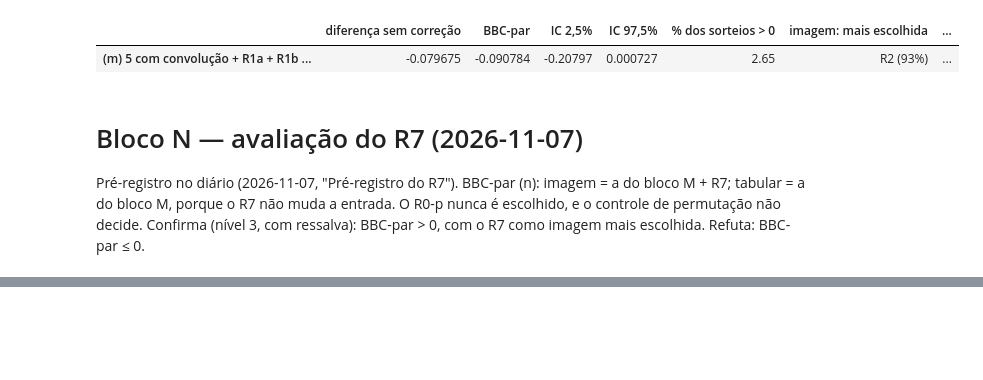
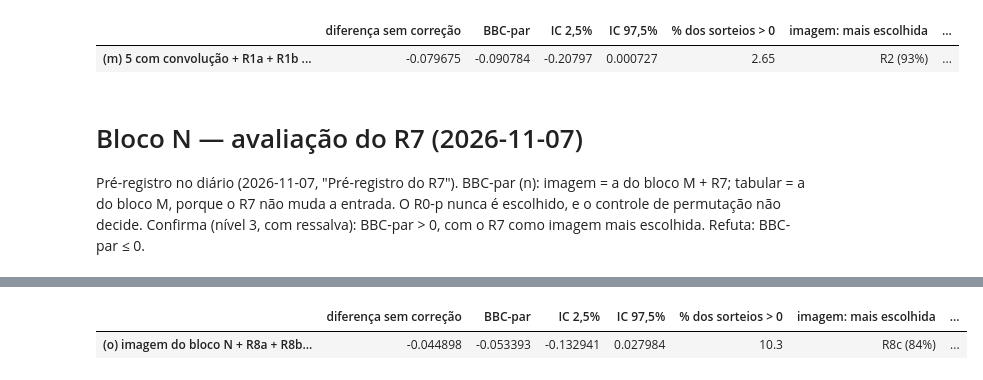
Before and after one commit to leocendino/imagens_de_cg_para_classificacao, a Jupyter notebook: notebooks/05_eval.ipynb, the cells around one changed output, grey strips where cells are left out. Saved outputs shown, nothing was run; the diff lists cells and outputs as text; code cells hidden in the pictures; blank space fills up the shorter version.

```diff
--- a/notebooks/05_eval.ipynb
+++ b/notebooks/05_eval.ipynb
@@ -2127,0 +2136,19 @@ R7 − rede base: -0.019 (-0.053 a +0.012); R7 − R0-p (não decide): +0.001 (-
+# %%
+log("=== bloco O: BBC-par com o R8 ===")
+P8 = {n: [ler_oof(OOF_R, f"{n}_s{s}") for s in SEMENTES] for n in ["R8a", "R8b", "R8c"]}
+P8_LOG = ler_oof(OOF_R, "R8b_logistica")
+ref_8 = pd.read_csv(RESULTS / "04_models_r8c.csv", index_col=0)["pior F1"]
+for n in P8:  # autoteste: reproduz o results/04_models_r8c.csv
+    assert np.isclose(np.mean([pior_yp(p.argmax(axis=1)) for p in P8[n]]), ref_8[n]), n
+assert np.isclose(pior_yp(P8_LOG.argmax(axis=1)), ref_8["logística, entrada do R8b"])
+IM_O = IM_N | {n: [p.argmax(axis=1) for p in ps] for n, ps in P8.items()}
+TAB_O = TAB_J | {"logística, entrada do R8b": [P8_LOG.argmax(axis=1)]}
+assert len(IM_O) == 17 and len(TAB_O) == 12
+res_o = pd.DataFrame({"(o) imagem do bloco N + R8a + R8b + R8c × tabular do bloco N + logística do R8b": bbc_par(IM_O, TAB_O)}).T
+bbc8, lo8 = res_o["BBC-par"].iloc[0], res_o["IC 2,5%"].iloc[0]
+print(f"BBC-par (o): {bbc8:+.3f} ({lo8:+.3f} a {res_o['IC 97,5%'].iloc[0]:+.3f}). Critério (C.3.2): "
+      + ("a imagem não superou a melhor tabular" if bbc8 <= 0 else "superior (IC inteiro acima de 0)" if lo8 > 0 else "candidata"))
+res_o.to_csv(RESULTS / "05_eval_bloco_o.csv")
+log("bloco O terminado: results/05_eval_bloco_o.csv gravado")
+res_o
+# %% [output]
@@ -2127,0 +2158,2 @@ R7 − rede base: -0.019 (-0.053 a +0.012); R7 − R0-p (não decide): +0.001 (-
+|  | diferença sem correção | BBC-par | IC 2,5% | IC 97,5% | % dos sorteios > 0 | imagem: mais escolhida | ... |
+| (o) imagem do bloco N + R8a + R8b... | -0.044898 | -0.053393 | -0.132941 | 0.027984 | 10.3 | R8c (84%) | ... |
```
Also changed, not shown: parts of 19 cells of this notebook.
